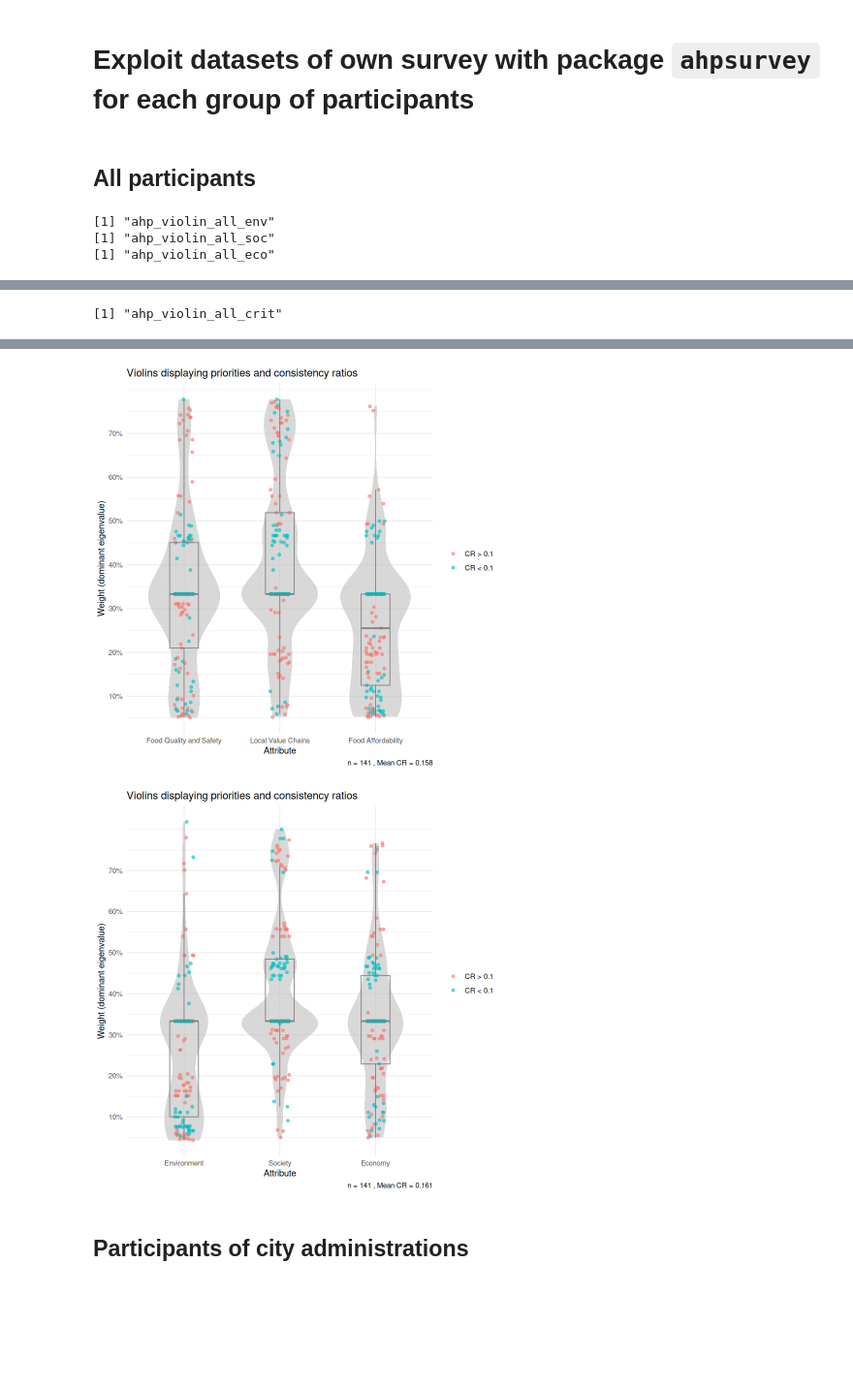
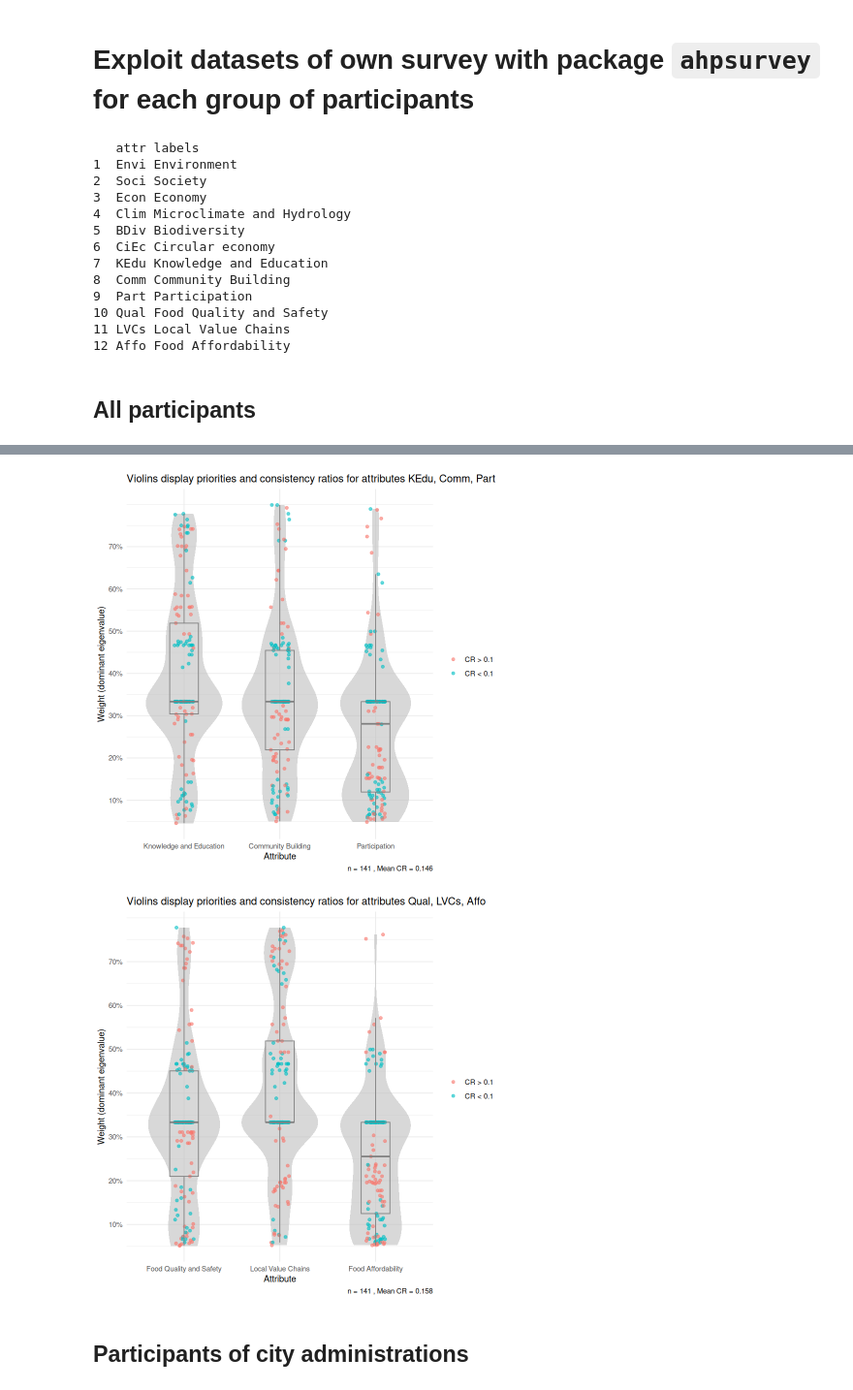
Before and after one commit to urmel79/edible_Cities_AHP_Survey, a Jupyter notebook: ahpsurvey_all.ipynb, the cells around one changed output, grey strips where cells are left out. Shown at 97% size. Drawn from its saved outputs; the diff is of its cells as text; code cells hidden in the pictures; blank space fills up the shorter version.

Commit message:
reworked titles of violin plots; calculated aggregated preference weights for all main and sub-criteria

```diff
--- a/ahpsurvey_all.ipynb
+++ b/ahpsurvey_all.ipynb
@@ -136,7 +136,7 @@ func_genCR_to_dataframe <- function(df_surveyData, vec_attributes, arr_cr, consi
 # %% [markdown]
 ## Function for visualizing individual priorities and consistency ratios
 # %%
-func_visuPriosCRs <- function(df_surveyData, df_cr, arr_cr, consistency_thres=0.1, vec_attributes, df_eigentrue, vec_labels, str_image_filename) {
+func_visuPriosCRs <- function(df_surveyData, df_cr, arr_cr, consistency_thres=0.1, vec_attributes, df_eigentrue, vec_labels, str_image_filename, str_title) {
   df_cr_sel <- df_cr %>%
     select(arr_cr.dum, rowid)
 
@@ -161,7 +161,7 @@ func_visuPriosCRs <- function(df_surveyData, df_cr, arr_cr, consistency_thres=0.
       labs(NULL, caption = paste("n =", nrow(df_surveyData), ",", "Mean CR =",
                                round(mean(arr_cr),3))) +
       theme_minimal() +
-      ggtitle("Violins displaying priorities and consistency ratios")
+      ggtitle(str_title)
 
   # save generated ggplot graphic to a PNG image file
   ggsave(filename = str_image_filename, width = 7, height = 7, dpi = 300)
@@ -287,14 +296,14 @@ func_Process_ahpsurvey <- function(df_csvInputFiles, str_participants_group, str
 df_csvInputFiles_all <- data.table(
   file_idx = 1:4,
   keys = c("env", "soc", "eco", "crit"),
-  filenames = c("rdata_all_env_AHP_edible_Cities_2022-03-18_09-53.csv",
+  filenames = c("rdata_all_crit_AHP_edible_Cities_2022-03-18_09-53.csv",
+                "rdata_all_env_AHP_edible_Cities_2022-03-18_09-53.csv",
                 "rdata_all_soc_AHP_edible_Cities_2022-03-18_09-53.csv",
-                "rdata_all_eco_AHP_edible_Cities_2022-03-18_09-53.csv",
-                "rdata_all_crit_AHP_edible_Cities_2022-03-18_09-53.csv"),
-  descriptions = c("environmental sub-criteria",
+                "rdata_all_eco_AHP_edible_Cities_2022-03-18_09-53.csv"),
+  descriptions = c("criteria (main criteria)",
+                   "environmental sub-criteria",
                    "social sub-criteria",
-                   "economic sub-criteria",
-                   "criteria (main criteria)")
+                   "economic sub-criteria")
 )
 # %% [markdown]
 ## File table for city administrations
@@ -345,21 +354,34 @@ df_csvInputFiles_PE <- data.table(
 # Exploit datasets of own survey with package `ahpsurvey` for each group of participants
 # %%
 df_attributes_labels <- data.table(
-  idx = 1:12,
-  attr = c("Clim", "BDiv", "CiEc",
+  # idx = 1:12,
+  attr = c("Envi", "Soci", "Econ",
+           "Clim", "BDiv", "CiEc",
            "KEdu", "Comm", "Part",
-           "Qual", "LVCs", "Affo",
-           "Envi", "Soci", "Econ"),
-  labels = c("Microclimate and Hydrology", "Biodiversity", "Circular economy",
+           "Qual", "LVCs", "Affo"),
+  labels = c("Environment", "Society", "Economy",
+             "Microclimate and Hydrology", "Biodiversity", "Circular economy",
              "Knowledge and Education", "Community Building", "Participation",
-             "Food Quality and Safety", "Local Value Chains", "Food Affordability",
-             "Environment", "Society", "Economy")
+             "Food Quality and Safety", "Local Value Chains", "Food Affordability")
 )
+
+print.data.frame(df_attributes_labels, right=FALSE)
+# %% [output]
+   attr labels
+1  Envi Environment
+2  Soci Society
+3  Econ Economy
+4  Clim Microclimate and Hydrology
+5  BDiv Biodiversity
+6  CiEc Circular economy
+7  KEdu Knowledge and Education
+8  Comm Community Building
+9  Part Participation
+10 Qual Food Quality and Safety
+11 LVCs Local Value Chains
+12 Affo Food Affordability
 # %% [markdown]
 ## All participants
 # %%
-func_Process_ahpsurvey(df_csvInputFiles_all, "all", str_input_path, str_output_path, df_attributes_labels)
+func_process_ahpsurvey(df_csvInputFiles_all, "all", str_input_path, str_output_path, df_attributes_labels)
 # %% [output]
-[1] "ahp_violin_all_env"
-[1] "ahp_violin_all_soc"
-[1] "ahp_violin_all_eco"
@@ -367 +388,0 @@ func_Process_ahpsurvey(df_csvInputFiles_all, "all", str_input_path, str_output_p
-[1] "ahp_violin_all_crit"
@@ -369,5 +390,5 @@ func_Process_ahpsurvey(df_csvInputFiles_all, "all", str_input_path, str_output_p
-[figure, old version]
+[figure, new version]
-[figure, old version]
+[figure, new version]
 # %% [markdown]
 ## Participants of city administrations
 # %%
```
Also changed, not shown: parts of 10 cells of this notebook, 22 other files.
